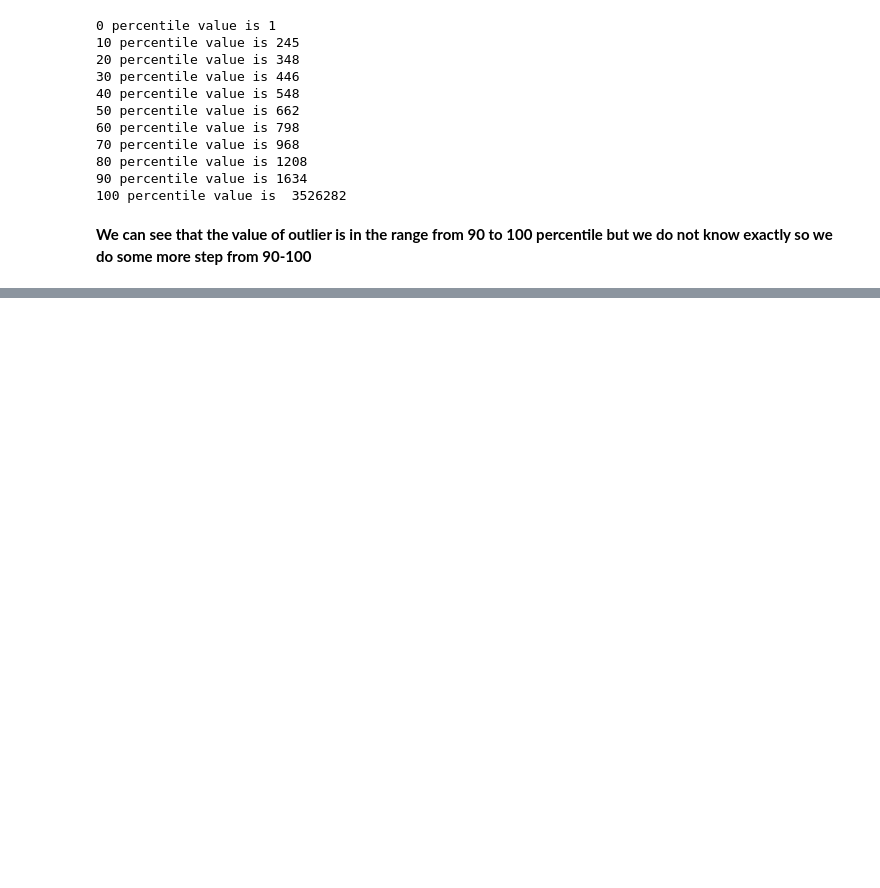
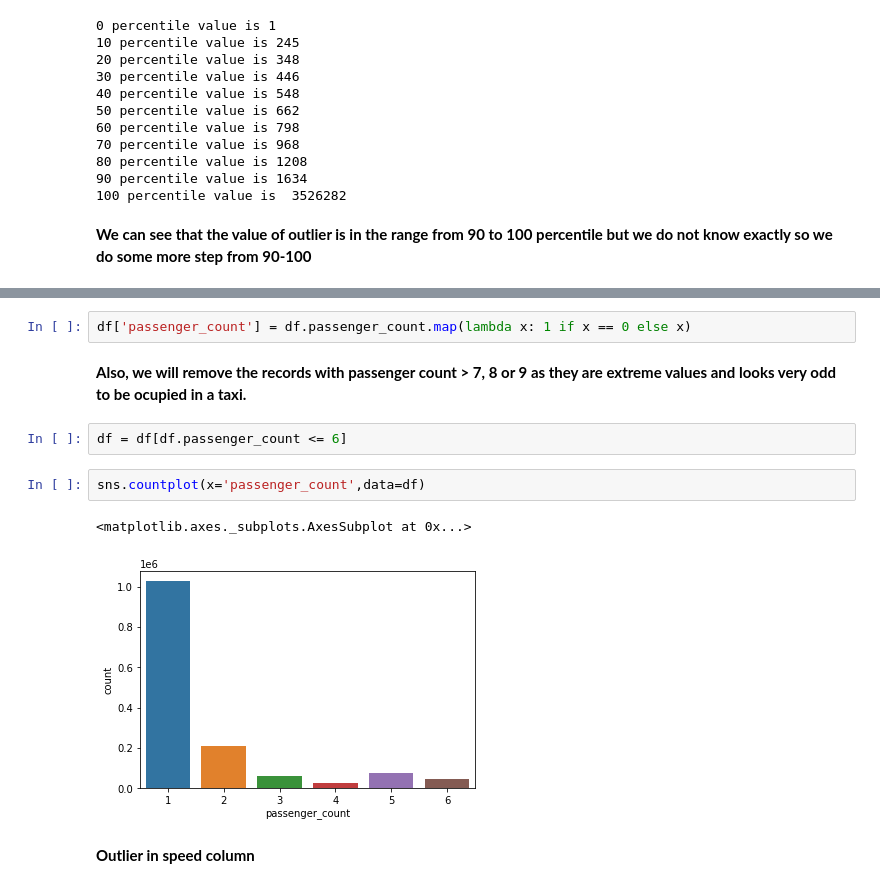
Before and after one commit to SRIST1608/NYC-Taxi-Trip-Time-Prediction, a Jupyter notebook: NYC_Taxi_Trip_Time_Prediction_Capstone_Project.ipynb, the cells around one changed output, grey strips where cells are left out. Drawn from its saved outputs; the diff is of its cells as text; blank space fills up the shorter version.

```diff
--- a/NYC_Taxi_Trip_Time_Prediction_Capstone_Project.ipynb
+++ b/NYC_Taxi_Trip_Time_Prediction_Capstone_Project.ipynb
@@ -283,0 +474,13 @@ df.shape
+# %%
+df['passenger_count'] = df.passenger_count.map(lambda x: 1 if x == 0 else x)
+# %% [markdown]
+**Also, we will remove the records with passenger count > 7, 8 or 9 as they are extreme values and looks very odd to be ocupied in a taxi.**
+# %%
+df = df[df.passenger_count <= 6]
+# %%
+sns.countplot(x='passenger_count',data=df)
+# %% [output]
+<matplotlib.axes._subplots.AxesSubplot at 0x...>
+[figure, added]
+# %% [markdown]
+**Outlier in speed column**
```
Also changed, not shown: parts of 69 cells of this notebook.
